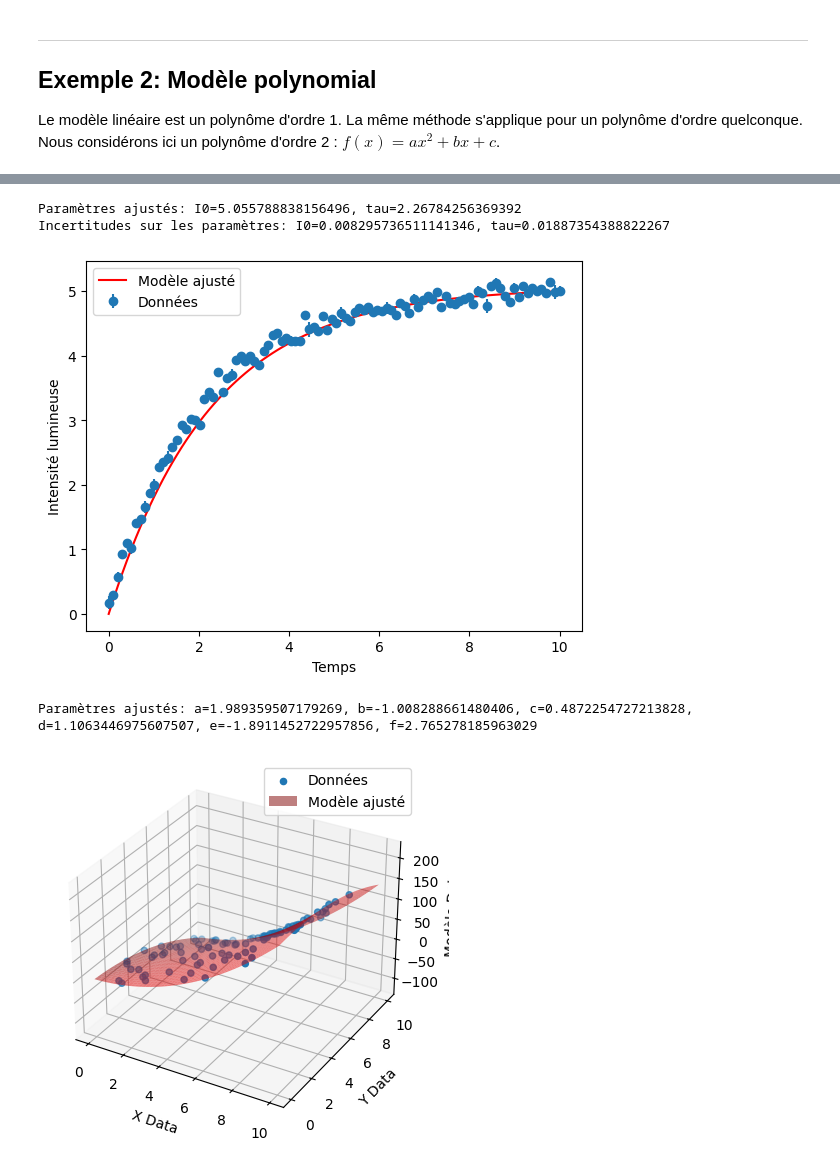
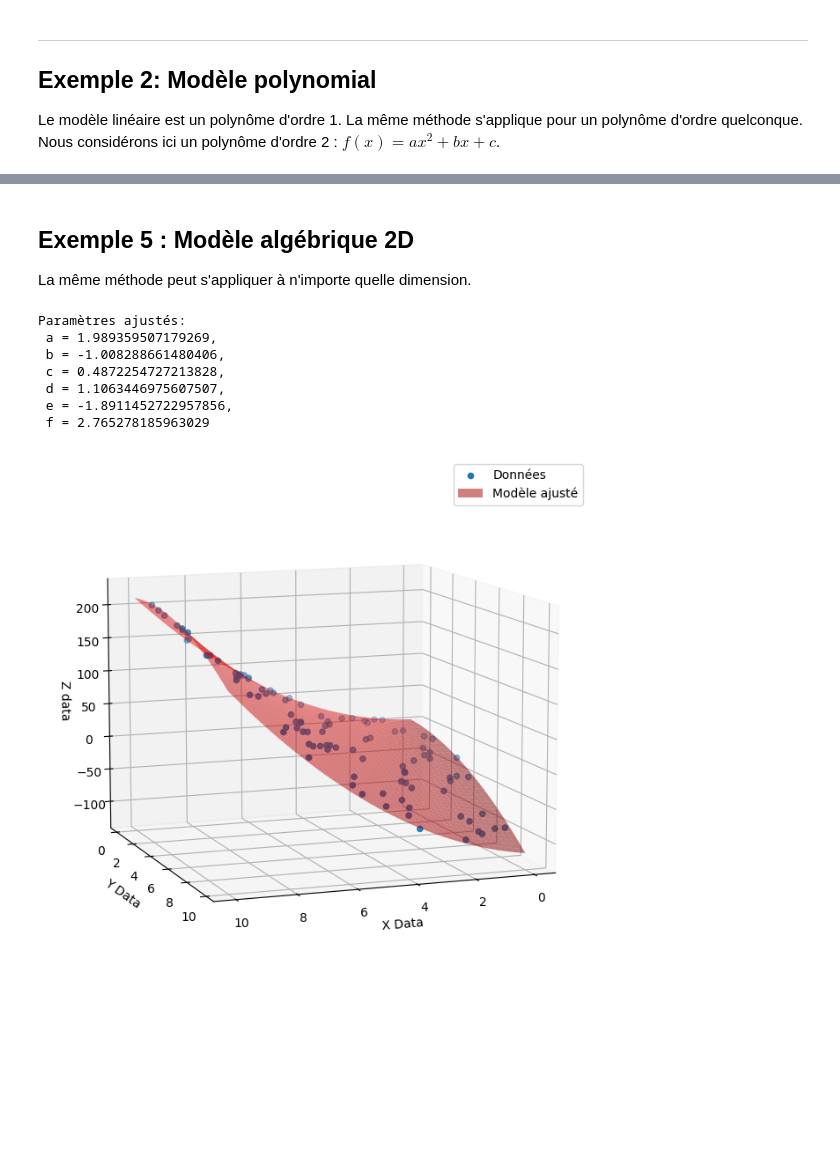
Before and after one commit to benjamingosselincliche/sciencesdelanature-garneau-catalogue-jupyter, a Jupyter notebook: notebooks/modeles_et_donnees_sckitlearn.ipynb, the cells around one changed output, grey strips where cells are left out. Drawn from its saved outputs; the diff is of its cells as text; code cells hidden in the pictures; blank space fills up the shorter version.

```diff
--- a/notebooks/modeles_et_donnees_sckitlearn.ipynb
+++ b/notebooks/modeles_et_donnees_sckitlearn.ipynb
@@ -415,52 +422,7 @@ Incertitudes sur les paramètres: I0=0.13891296434701497, tau=0.0293610335659415
-# %%
-import numpy as np
-import matplotlib.pyplot as plt
-from scipy.optimize import curve_fit
-
-# Définition du modèle pour l'allumage de la bobine
-def modele_allumage(t, I0, tau):
-    """
-    Modèle d'allumage de la bobine :
-    t : temps
-    I0 : intensité lumineuse initiale
-    tau : constante de temps
-    """
-    return I0 * (1 - np.exp(-t / tau))
-
-# Générer des données factices pour l'allumage de la bobine
-np.random.seed(0)
-t_data = np.linspace(0, 10, 100)
-I0_true = 5.0
-tau_true = 2.0
-intensite_data = modele_allumage(t_data, I0_true, tau_true) + np.random.normal(scale=0.1, size=t_data.size)
-
-# Ajouter des incertitudes sur les données d'intensité lumineuse
-uncertainty_intensite = np.abs(np.random.normal(scale=0.05, size=t_data.size))
-
-# Réaliser l'ajustement de courbe
-popt, pcov = curve_fit(modele_allumage, t_data, intensite_data, sigma=uncertainty_intensite, p0=[I0_true, tau_true])
-
-# Paramètres ajustés
-I0_fit, tau_fit = popt
-
-# Incertitudes sur les paramètres
-I0_uncertainty, tau_uncertainty = np.sqrt(np.diag(pcov))
-
-# Affichage des résultats
-print(f"Paramètres ajustés: I0={I0_fit}, tau={tau_fit}")
-print(f"Incertitudes sur les paramètres: I0={I0_uncertainty}, tau={tau_uncertainty}")
-
-# Visualisation des données et de l'ajustement
-plt.errorbar(t_data, intensite_data, yerr=uncertainty_intensite, fmt='o', label='Données')
-plt.plot(t_data, modele_allumage(t_data, *popt), 'r-', label='Modèle ajusté')
-plt.xlabel('Temps')
-plt.ylabel('Intensité lumineuse')
-plt.legend()
-plt.show()
-# %% [output]
-Paramètres ajustés: I0=5.055788838156496, tau=2.26784256369392
-Incertitudes sur les paramètres: I0=0.008295736511141346, tau=0.01887354388822267
-[figure, removed]
+# %% [markdown]
+## Exemple 5 : Modèle algébrique 2D
+
+La même méthode peut s'appliquer à n'importe quelle dimension.
 # %%
 import numpy as np
 import matplotlib.pyplot as plt
@@ -482,35 +444,42 @@ x_data = np.random.uniform(0, 10, 100)
 y_data = np.random.uniform(0, 10, 100)
 
 # Générer des données factices pour le modèle
 a_true = 2.0
 b_true = -1.0
 c_true = 0.5
 d_true = 1.0
 e_true = -2.0
 f_true = 3.0
 modele_data = modele_M((x_data, y_data), a_true, b_true, c_true, d_true, e_true, f_true) + np.random.normal(scale=1.0, size=x_data.size)
 
 # Réaliser l'ajustement de courbe
 popt, pcov = curve_fit(modele_M, (x_data, y_data), modele_data)
 
 # Paramètres ajustés
 a_fit, b_fit, c_fit, d_fit, e_fit, f_fit = popt
 
 # Affichage des résultats
-print(f"Paramètres ajustés: a={a_fit}, b={b_fit}, c={c_fit}, d={d_fit}, e={e_fit}, f={f_fit}")
+print(f"Paramètres ajustés:\n a = {a_fit},\n b = {b_fit},\n c = {c_fit},\n d = {d_fit},\n e = {e_fit},\n f = {f_fit}")
 
 # Visualisation des données et de l'ajustement
-fig = plt.figure()
+fig = plt.figure(figsize=(10, 8))
 ax = fig.add_subplot(111, projection='3d')
 ax.scatter(x_data, y_data, modele_data, label='Données')
 x_fit, y_fit = np.meshgrid(np.linspace(0, 10, 50), np.linspace(0, 10, 50))
 modele_fit = modele_M((x_fit, y_fit), a_fit, b_fit, c_fit, d_fit, e_fit, f_fit)
 ax.plot_surface(x_fit, y_fit, modele_fit, color='r', alpha=0.5, label='Modèle ajusté')
 ax.set_xlabel('X Data')
 ax.set_ylabel('Y Data')
-ax.set_zlabel('Modèle Data')
+ax.set_zlabel('Z data')
+ax.view_init(elev=10, azim=70)
 plt.legend()
 plt.show()
 # %% [output]
-Paramètres ajustés: a=1.989359507179269, b=-1.008288661480406, c=0.4872254727213828, d=1.1063446975607507, e=-1.8911452722957856, f=2.765278185963029
+Paramètres ajustés:
+ a = 1.989359507179269,
+ b = -1.008288661480406,
+ c = 0.4872254727213828,
+ d = 1.1063446975607507,
+ e = -1.8911452722957856,
+ f = 2.765278185963029
-[figure, old version]
+[figure, new version]
```
Also changed, not shown: parts of 10 cells of this notebook.
